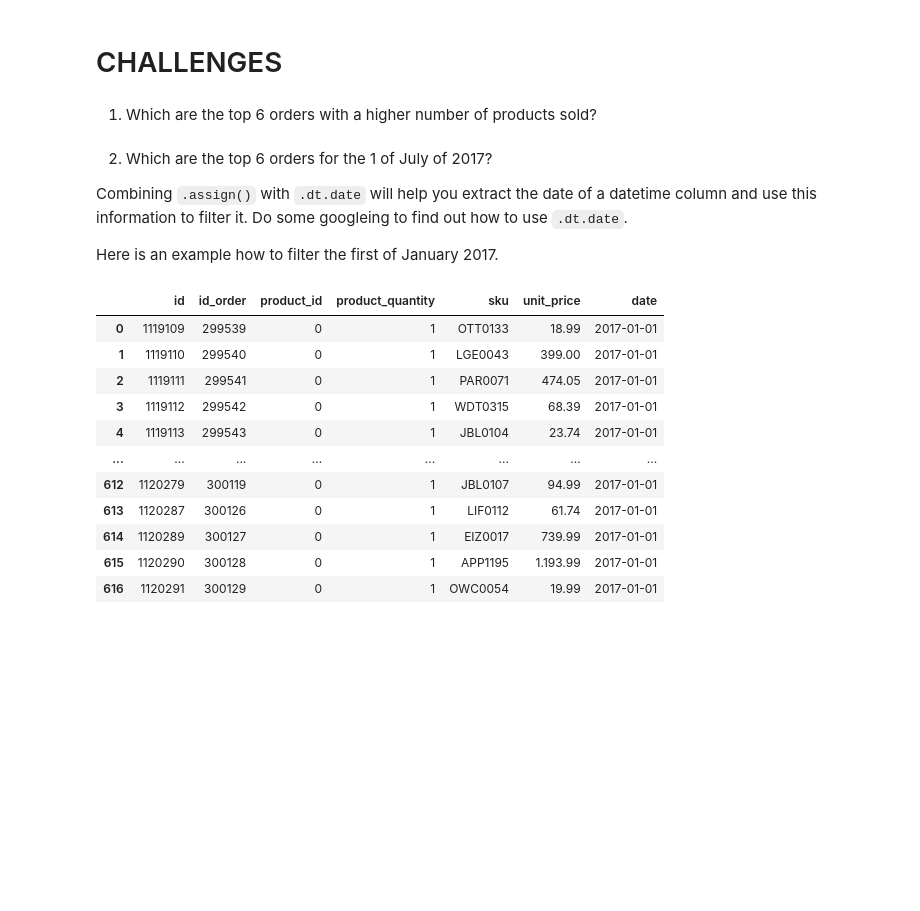
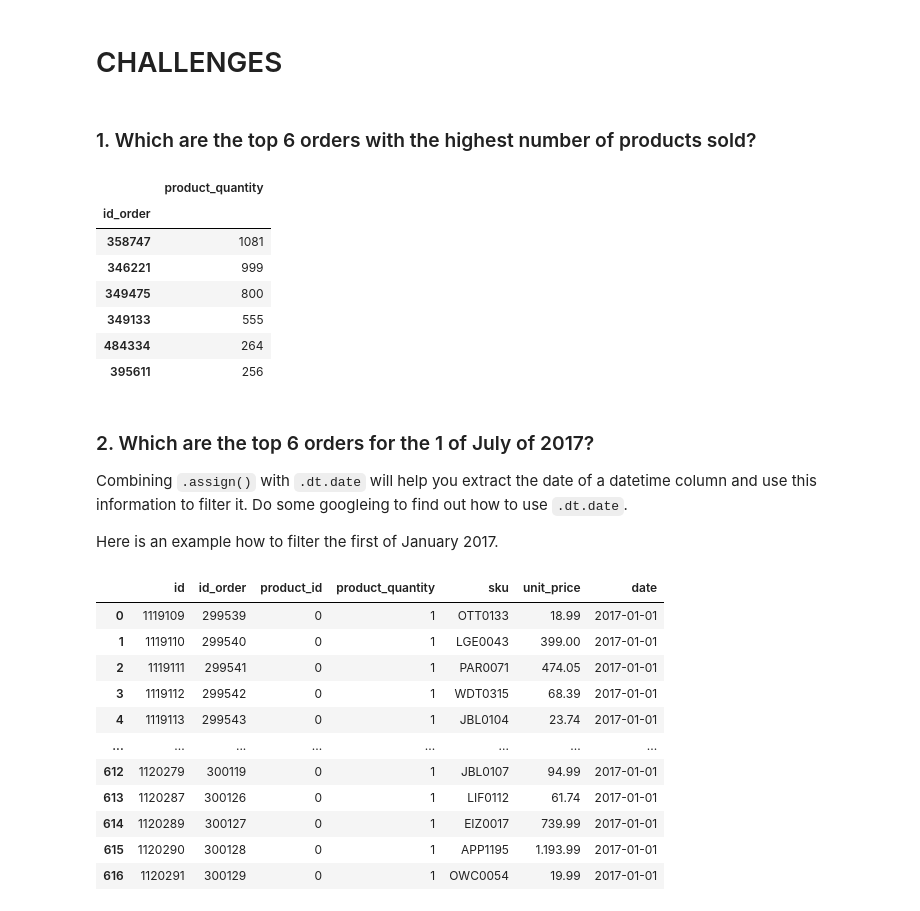
Before and after one commit to Donal-Flanagan/WBS_coding_school_data_science_bootcamp, a Jupyter notebook: python-project-2/2-challenge.ipynb, the cells around one changed output. Saved outputs shown, nothing was run; the diff lists cells and outputs as text; code cells hidden in the pictures; blank space fills up the shorter version.

```diff
--- a/python-project-2/2-challenge.ipynb
+++ b/python-project-2/2-challenge.ipynb
@@ -299,9 +346,26 @@ df
 # %% [markdown]
 # CHALLENGES
 # %% [markdown]
-1. Which are the top 6 orders with a higher number of products sold?
+### 1. Which are the top 6 orders with the highest number of products sold?
+# %%
+(
+    orderlines
+    .groupby('id_order')
+    .agg({'product_quantity':'sum'})
+    .sort_values('product_quantity', ascending=False)
+    .head(6)
+)
+# %% [output]
+|  | product_quantity |
+| id_order |  |
+| 358747 | 1081 |
+| 346221 | 999 |
+| 349475 | 800 |
+| 349133 | 555 |
+| 484334 | 264 |
+| 395611 | 256 |
 # %% [markdown]
-2. Which are the top 6 orders for the 1 of July of 2017?
+### 2. Which are the top 6 orders for the 1 of July of 2017?
 
 Combining `.assign()` with `.dt.date` will help you extract the date of a datetime column and use this information to filter it. Do some googleing to find out how to use `.dt.date`.
 
```
Also changed, not shown: parts of 15 cells of this notebook.
